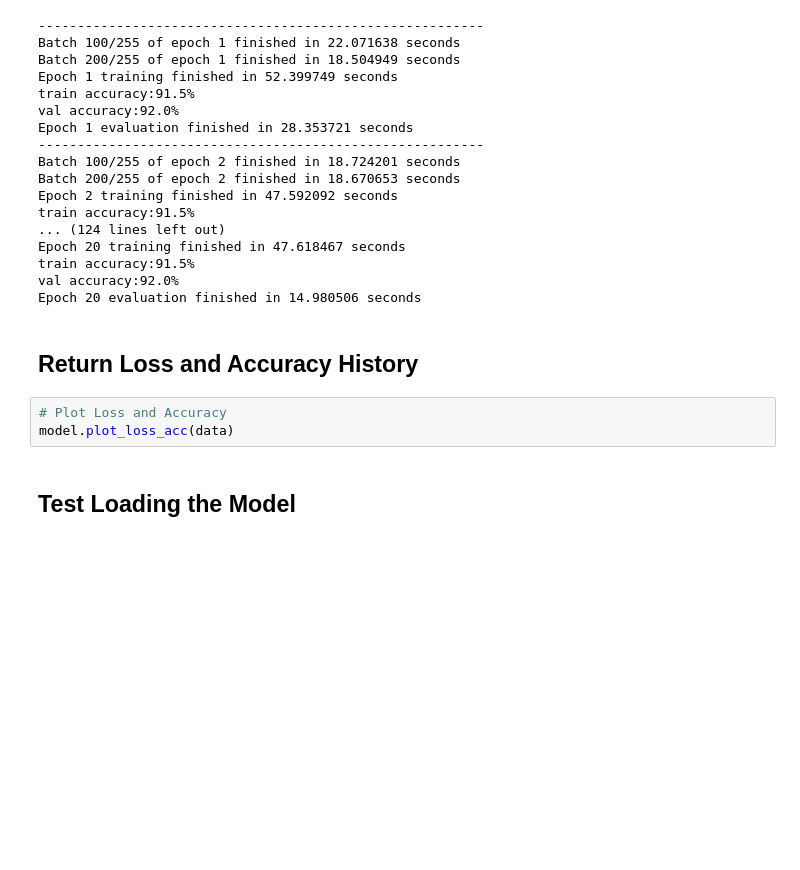
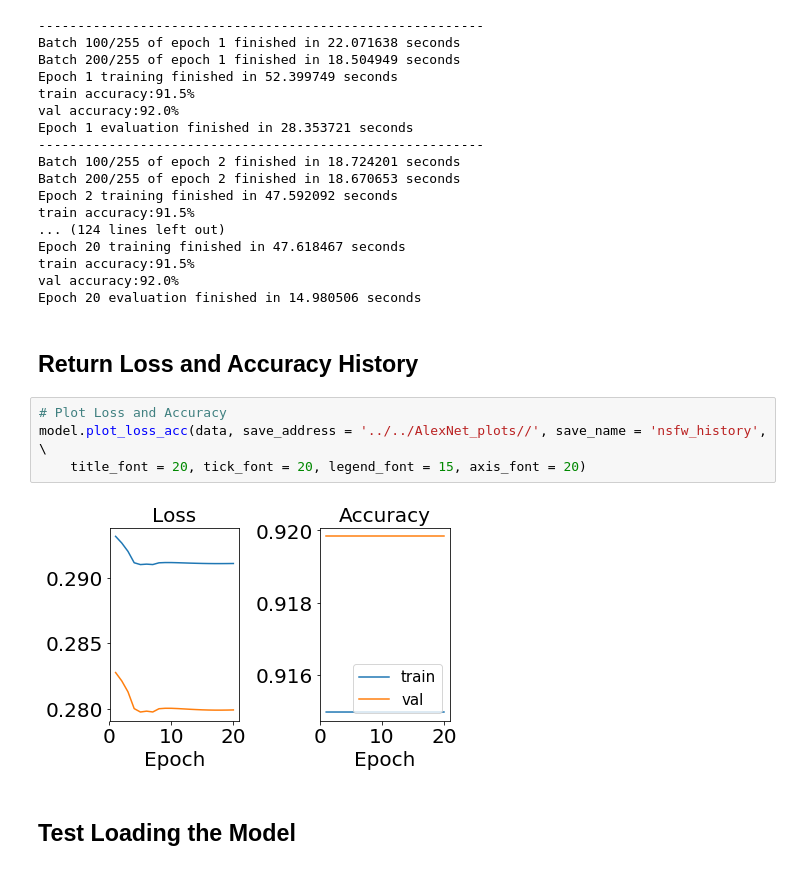
Before and after one commit to mohitrgiit/CS-231N-Final-Project, a Jupyter notebook: src/models/AlexNet_nsfw_classification.ipynb, the cells around one changed output. Cells and saved outputs as stored; diff of their text form; blank space fills up the shorter version.

```diff
--- a/src/models/AlexNet_nsfw_classification.ipynb
+++ b/src/models/AlexNet_nsfw_classification.ipynb
@@ -205,7 +205,10 @@ Epoch 20 evaluation finished in 14.980506 seconds
 ## Return Loss and Accuracy History
 # %%
 # Plot Loss and Accuracy
-model.plot_loss_acc(data)
+model.plot_loss_acc(data, save_address = '../../AlexNet_plots//', save_name = 'nsfw_history', \
+    title_font = 20, tick_font = 20, legend_font = 15, axis_font = 20)
+# %% [output]
+[figure, added]
 # %% [markdown]
 ## Test Loading the Model
 # %%
```
Also changed, not shown: parts of 5 cells of this notebook.
